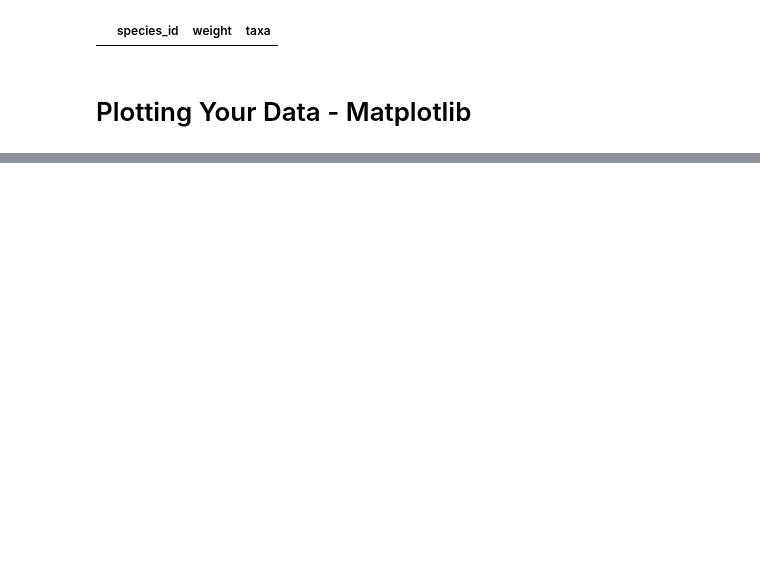
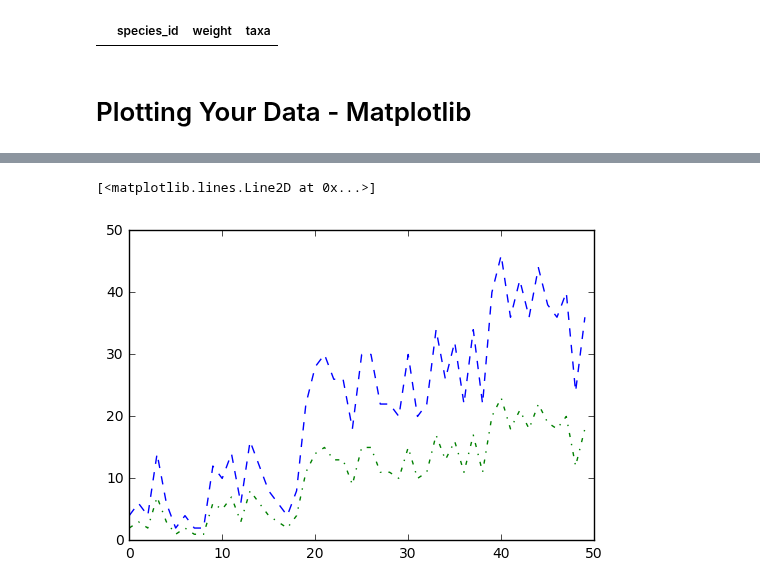
Before and after one commit to calculquebec/cq-formation-analyse-visualisation-python, a Jupyter notebook: Analyse et visualisation de donnees avec Python - Big Data 2016.ipynb, the cells around one changed output, grey strips where cells are left out. Saved outputs shown, nothing was run; the diff lists cells and outputs as text; code cells hidden in the pictures; blank space fills up the shorter version.

```diff
--- a/Analyse et visualisation de donnees avec Python - Big Data 2016.ipynb
+++ b/Analyse et visualisation de donnees avec Python - Big Data 2016.ipynb
@@ -751,0 +757,6 @@ plt.savefig('myplot.pdf')
+# %%
+plt.plot(plot_data2, linestyle='--')
+plt.plot(plot_data, linestyle='-.')
+# %% [output]
+[<matplotlib.lines.Line2D at 0x...>]
+[figure, added]
```
Also changed, not shown: parts of 3 cells of this notebook.
